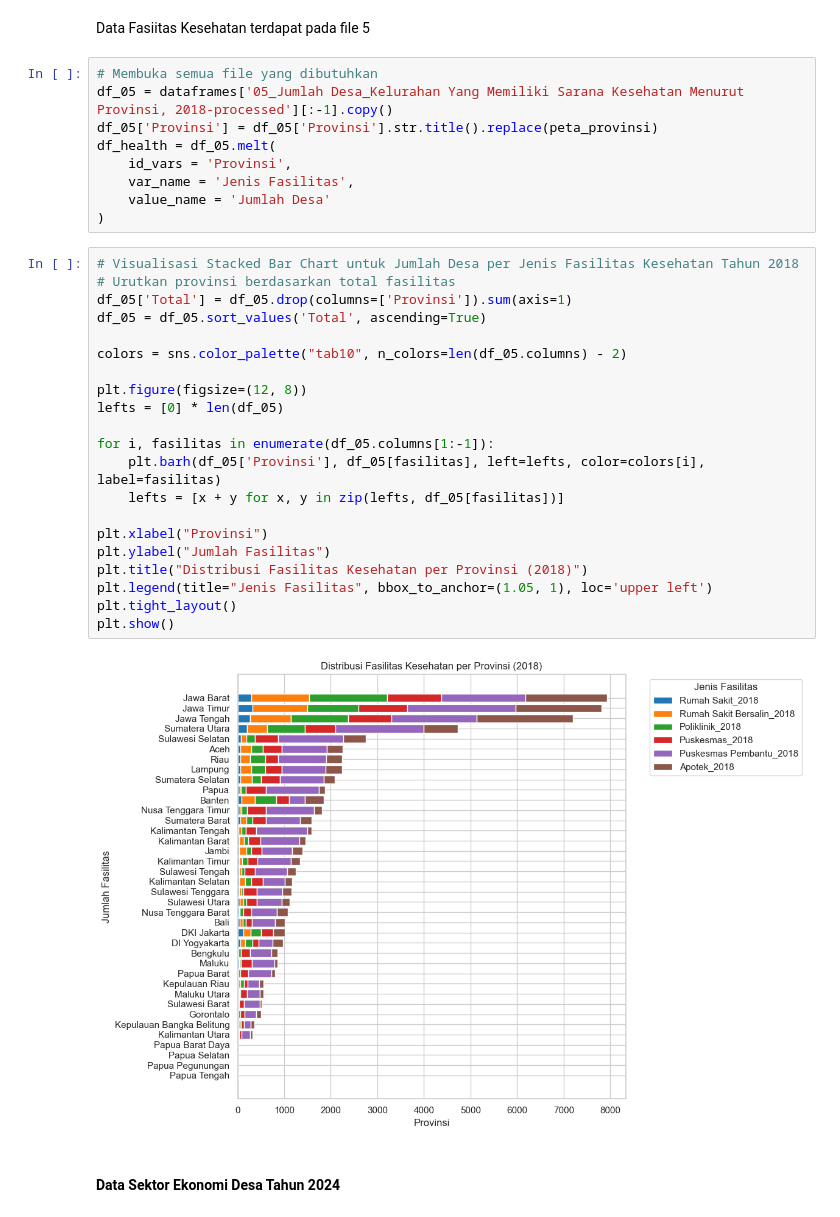
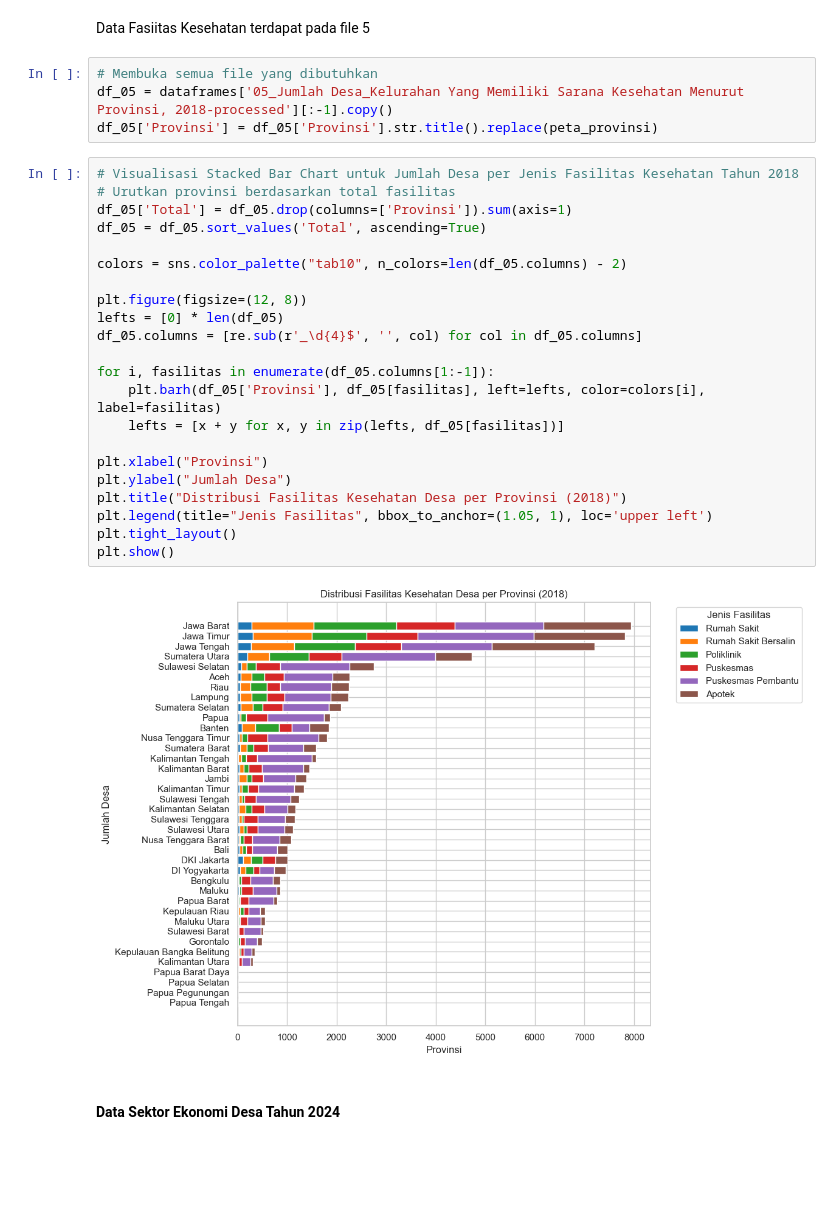
Before and after one commit to naufaldahafizh/potensi-desa-2024, a Jupyter notebook: tahap_2-analisis_potensi_desa_2024.ipynb, the cells around one changed output. Cells and saved outputs as stored; diff of their text form; blank space fills up the shorter version.

```diff
--- a/tahap_2-analisis_potensi_desa_2024.ipynb
+++ b/tahap_2-analisis_potensi_desa_2024.ipynb
@@ -458,34 +460,30 @@ Data Fasiitas Kesehatan terdapat pada file 5
 # Membuka semua file yang dibutuhkan
 df_05 = dataframes['05_Jumlah Desa_Kelurahan Yang Memiliki Sarana Kesehatan Menurut Provinsi, 2018-processed'][:-1].copy()
 df_05['Provinsi'] = df_05['Provinsi'].str.title().replace(peta_provinsi)
-df_health = df_05.melt(
-    id_vars = 'Provinsi',
-    var_name = 'Jenis Fasilitas',
-    value_name = 'Jumlah Desa'
-)
 # %%
 # Visualisasi Stacked Bar Chart untuk Jumlah Desa per Jenis Fasilitas Kesehatan Tahun 2018
 # Urutkan provinsi berdasarkan total fasilitas
 df_05['Total'] = df_05.drop(columns=['Provinsi']).sum(axis=1)
 df_05 = df_05.sort_values('Total', ascending=True)
 
 colors = sns.color_palette("tab10", n_colors=len(df_05.columns) - 2)
 
 plt.figure(figsize=(12, 8))
 lefts = [0] * len(df_05)
+df_05.columns = [re.sub(r'_\d{4}$', '', col) for col in df_05.columns]
 
 for i, fasilitas in enumerate(df_05.columns[1:-1]):
     plt.barh(df_05['Provinsi'], df_05[fasilitas], left=lefts, color=colors[i], label=fasilitas)
     lefts = [x + y for x, y in zip(lefts, df_05[fasilitas])]
 
 plt.xlabel("Provinsi")
-plt.ylabel("Jumlah Fasilitas")
-plt.title("Distribusi Fasilitas Kesehatan per Provinsi (2018)")
+plt.ylabel("Jumlah Desa")
+plt.title("Distribusi Fasilitas Kesehatan Desa per Provinsi (2018)")
 plt.legend(title="Jenis Fasilitas", bbox_to_anchor=(1.05, 1), loc='upper left')
 plt.tight_layout()
 plt.show()
 # %% [output]
-[figure, old version]
+[figure, new version]
 # %% [markdown]
 #### Data Sektor Ekonomi Desa Tahun 2024
 # %% [markdown]
```
Also changed, not shown: parts of 26 cells of this notebook, 3 other files.
